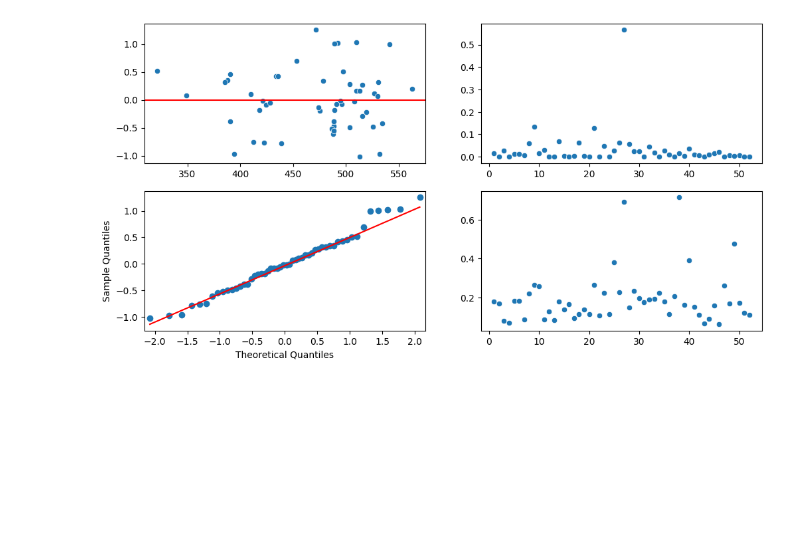
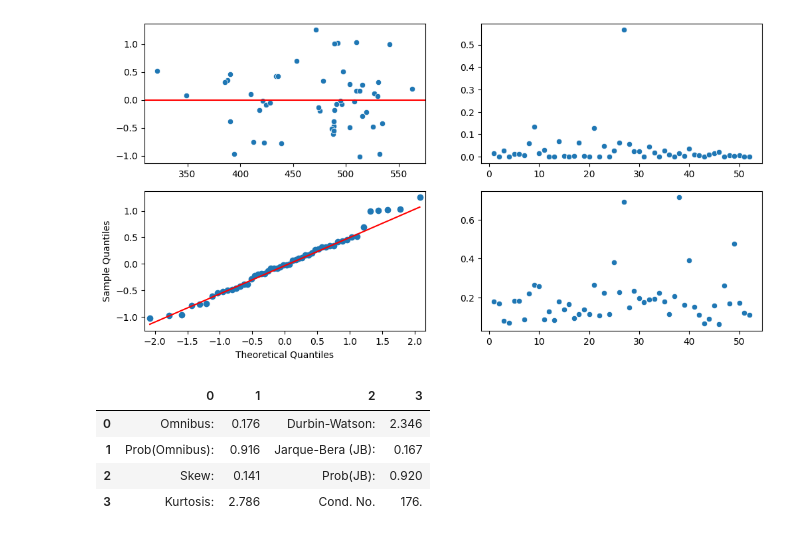
Before and after one commit to cowvin0/cars_mobi, a Jupyter notebook: Untitled.ipynb, the cells around one changed output. Cells and saved outputs as stored; diff of their text form; code cells hidden in the pictures; blank space fills up the shorter version.

Commit message:
creating some tables for summary guy

```diff
--- a/Untitled.ipynb
+++ b/Untitled.ipynb
@@ -97,3 +97,17 @@ reg = LinearRegression(X=X, y=y, intercept=True).fit()
 reg.diagnostics()
 # %% [output]
 [figure]
+# %%
+spector_data = sm.datasets.spector.load()
+spector_data.exog = sm.add_constant(spector_data.exog, prepend=False)
+mod = sm.OLS(spector_data.endog, spector_data.exog)
+res = mod.fit()
+batata = res.summary()
+# %%
+pd.DataFrame(batata.tables[2])
+# %% [output]
+|  | 0 | 1 | 2 | 3 |
+| 0 | Omnibus: | 0.176 | Durbin-Watson: | 2.346 |
+| 1 | Prob(Omnibus): | 0.916 | Jarque-Bera (JB): | 0.167 |
+| 2 | Skew: | 0.141 | Prob(JB): | 0.920 |
+| 3 | Kurtosis: | 2.786 | Cond. No. | 176. |
```
Also changed, not shown: 1 other file.
